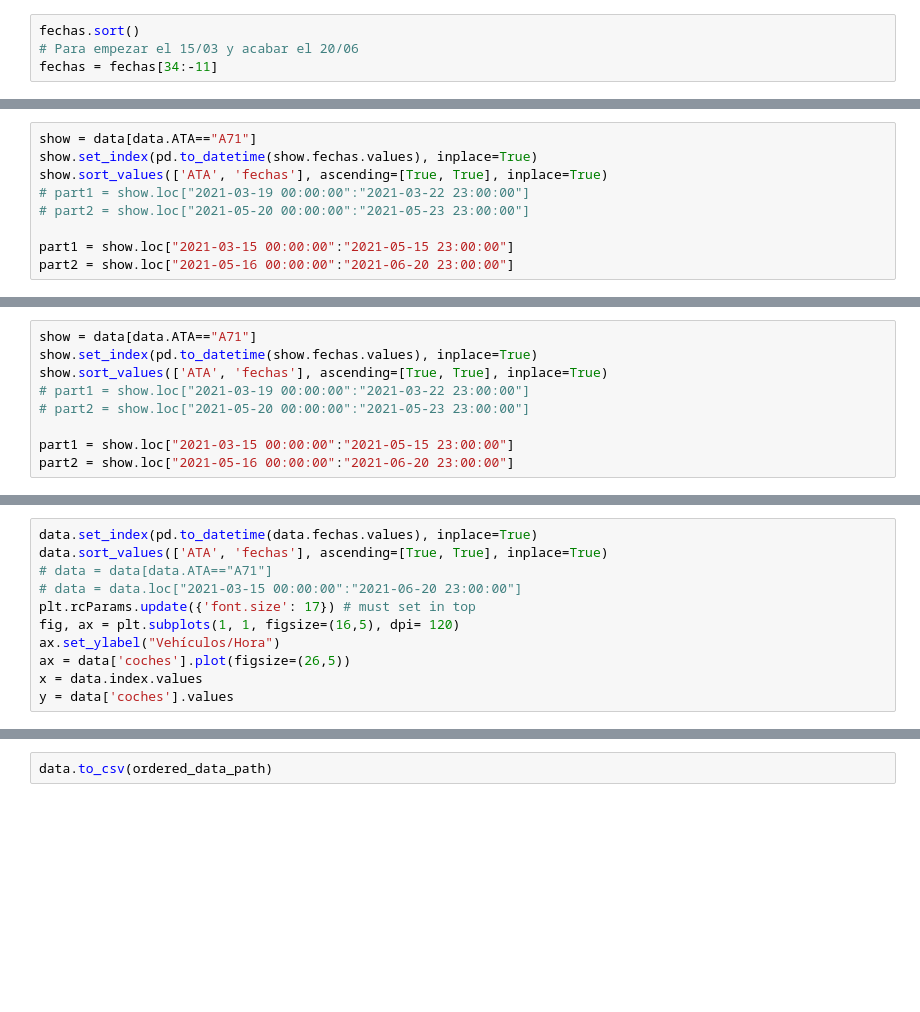
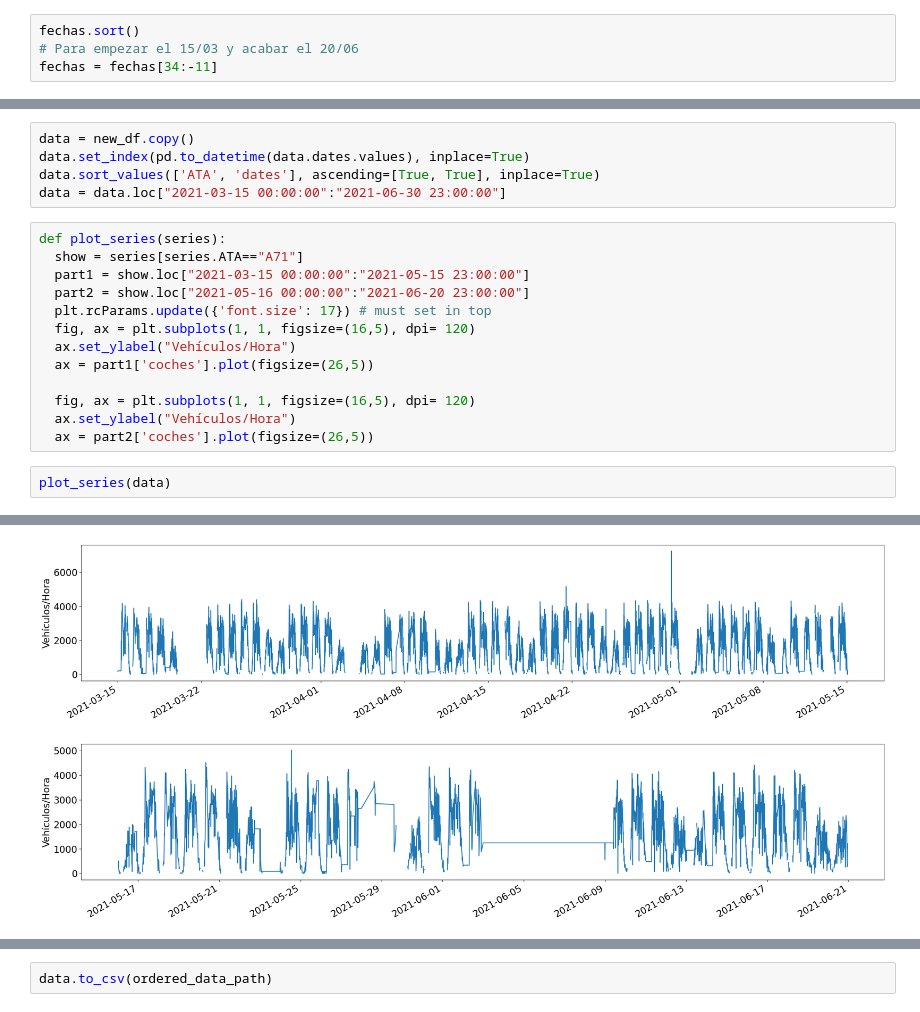
Before and after one commit to CristianViSa/TFM, a Jupyter notebook: tfm_limpieza_datos.ipynb, the cells around one changed output, grey strips where cells are left out. Cells and saved outputs as stored; diff of their text form; blank space fills up the shorter version.

```diff
--- a/tfm_limpieza_datos.ipynb
+++ b/tfm_limpieza_datos.ipynb
@@ -549,9 +54,0 @@ y = data['coches'].values
-# %%
-show = data[data.ATA=="A71"]
-show.set_index(pd.to_datetime(show.fechas.values), inplace=True)
-show.sort_values(['ATA', 'fechas'], ascending=[True, True], inplace=True)
-# part1 = show.loc["2021-03-19 00:00:00":"2021-03-22 23:00:00"]
-# part2 = show.loc["2021-05-20 00:00:00":"2021-05-23 23:00:00"]
-
-part1 = show.loc["2021-03-15 00:00:00":"2021-05-15 23:00:00"]
-part2 = show.loc["2021-05-16 00:00:00":"2021-06-20 23:00:00"]
@@ -654,9 +54,0 @@ See the caveats in the documentation: https://pandas.pydata.org/pandas-docs/stab
-# %%
-show = data[data.ATA=="A71"]
-show.set_index(pd.to_datetime(show.fechas.values), inplace=True)
-show.sort_values(['ATA', 'fechas'], ascending=[True, True], inplace=True)
-# part1 = show.loc["2021-03-19 00:00:00":"2021-03-22 23:00:00"]
-# part2 = show.loc["2021-05-20 00:00:00":"2021-05-23 23:00:00"]
-
-part1 = show.loc["2021-03-15 00:00:00":"2021-05-15 23:00:00"]
-part2 = show.loc["2021-05-16 00:00:00":"2021-06-20 23:00:00"]
@@ -693,11 +54,0 @@ Name: coches, Length: 2784, dtype: float64
-# %%
-data.set_index(pd.to_datetime(data.fechas.values), inplace=True)
-data.sort_values(['ATA', 'fechas'], ascending=[True, True], inplace=True)
-# data = data[data.ATA=="A71"]
-# data = data.loc["2021-03-15 00:00:00":"2021-06-20 23:00:00"]
-plt.rcParams.update({'font.size': 17}) # must set in top
-fig, ax = plt.subplots(1, 1, figsize=(16,5), dpi= 120)
-ax.set_ylabel("Vehículos/Hora")
-ax = data['coches'].plot(figsize=(26,5))
-x = data.index.values
-y = data['coches'].values
@@ -729,0 +63,21 @@ data
+# %%
+data = new_df.copy()
+data.set_index(pd.to_datetime(data.dates.values), inplace=True)
+data.sort_values(['ATA', 'dates'], ascending=[True, True], inplace=True)
+data = data.loc["2021-03-15 00:00:00":"2021-06-30 23:00:00"]
+# %%
+def plot_series(series):
+  show = series[series.ATA=="A71"]
+  part1 = show.loc["2021-03-15 00:00:00":"2021-05-15 23:00:00"]
+  part2 = show.loc["2021-05-16 00:00:00":"2021-06-20 23:00:00"]
+  plt.rcParams.update({'font.size': 17}) # must set in top
+  fig, ax = plt.subplots(1, 1, figsize=(16,5), dpi= 120)
+  ax.set_ylabel("Vehículos/Hora")
+  ax = part1['coches'].plot(figsize=(26,5))
+
+  fig, ax = plt.subplots(1, 1, figsize=(16,5), dpi= 120)
+  ax.set_ylabel("Vehículos/Hora")
+  ax = part2['coches'].plot(figsize=(26,5))
+# %%
+plot_series(data)
+# %% [output]
@@ -729,0 +98,2 @@ data
+[figure, added]
+[figure, added]
```
Also changed, not shown: parts of 66 cells of this notebook.
